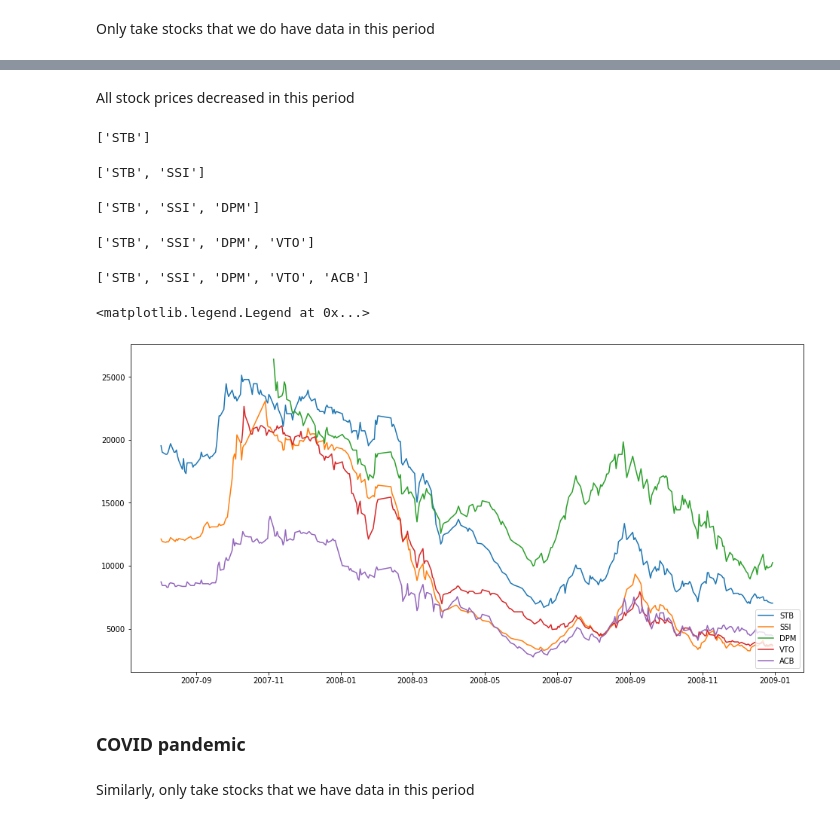
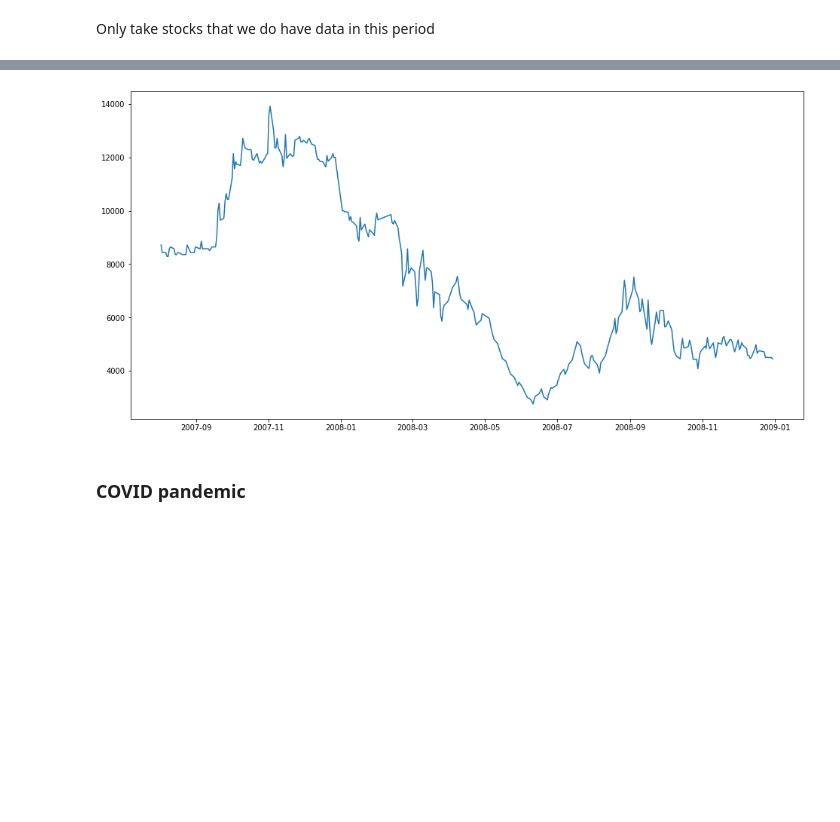
Before and after one commit to perceptiveperceval/big-data, a Jupyter notebook: Visualize.ipynb, the cells around one changed output, grey strips where cells are left out. Cells and saved outputs as stored; diff of their text form; code cells hidden in the pictures; blank space fills up the shorter version.

```diff
--- a/Visualize.ipynb
+++ b/Visualize.ipynb
@@ -243,30 +83,10 @@ max_df_2008.head()
-# %% [markdown]
-All stock prices decreased in this period
-# %%
-plt.figure(figsize=(16,8))
-
-stock_count = 0
-tickers = []
-for ticker in tqdm(max_df_2008.ticker):
-  ticker_2008 = df.loc[(df['ticker'] == ticker) & (df['tradingDate'] > '2007-8-1') & (df['tradingDate'] < '2008-12-31')]
-  if len(ticker_2008) > 0:
-    stock_count += 1
-    tickers.append(ticker)
-    print(tickers)
-    plt.plot(ticker_2008['tradingDate'], ticker_2008['open'])
-    if stock_count == 5:
-      break
-plt.legend(tickers, loc="lower right")
-    # break
-# %% [output]
-['STB']
-['STB', 'SSI']
-['STB', 'SSI', 'DPM']
-['STB', 'SSI', 'DPM', 'VTO']
-['STB', 'SSI', 'DPM', 'VTO', 'ACB']
-<matplotlib.legend.Legend at 0x...>
-[figure, removed]
+# %%
+plt.figure(figsize=(16,8))
+crisis_df = df[(df['trading_date'] > '2007-8-1') & (df['trading_date'] < '2008-12-31')]
+if len(crisis_df) > 0:
+  plt.plot(crisis_df['trading_date'], crisis_df['open_price'])
+  plt.savefig(f'2008_crisis_{TICKER}.png')
+# %% [output]
+[figure, added]
 # %% [markdown]
 ### COVID pandemic
-# %% [markdown]
-Similarly, only take stocks that we have data in this period
```
Also changed, not shown: parts of 52 cells of this notebook.
